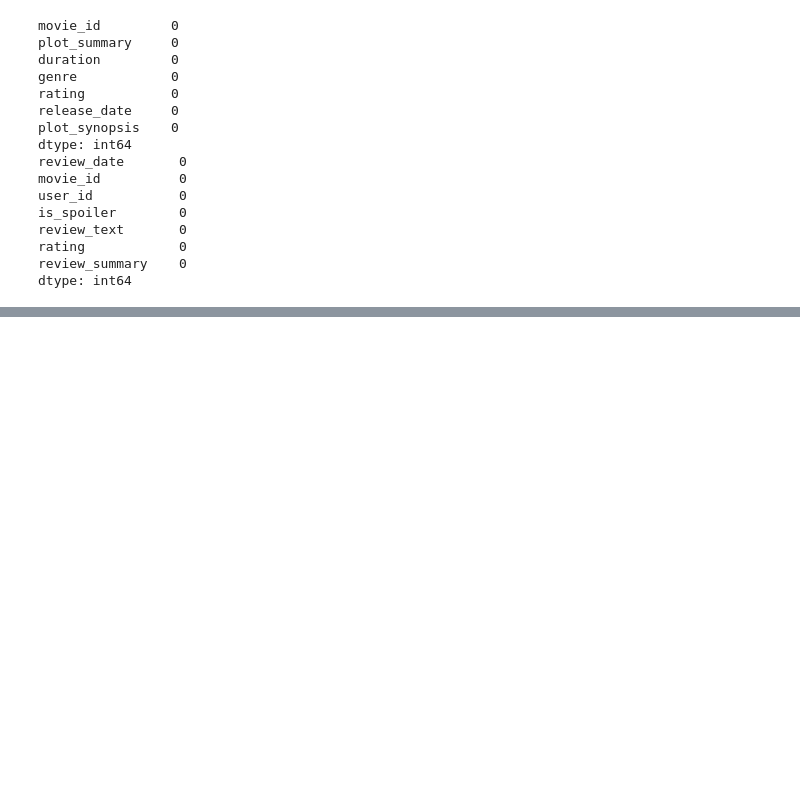
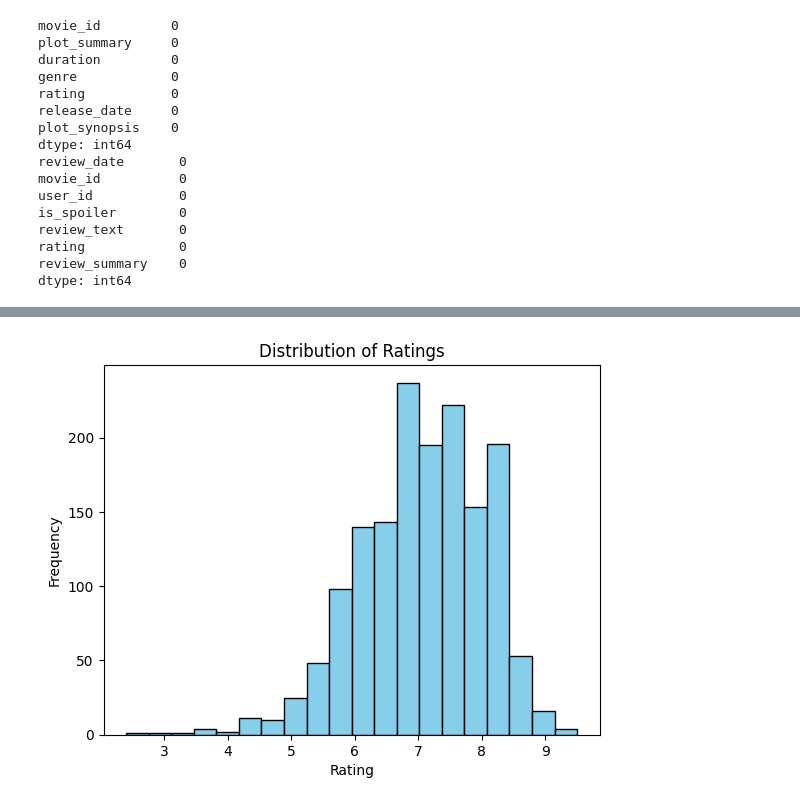
Before and after one commit to HaoEarm/DSA4213_Proj, a Jupyter notebook: EDA_imdb.ipynb, the cells around one changed output, grey strips where cells are left out. Cells and saved outputs as stored; diff of their text form; code cells hidden in the pictures; blank space fills up the shorter version.

```diff
--- a/EDA_imdb.ipynb
+++ b/EDA_imdb.ipynb
@@ -220 +241,17 @@ imdb_movies_with_titles
 1570 rows × 28 columns
+# %%
+def convert_to_minutes(duration):
+    parts = duration.split()
+    if len(parts) == 2:
+        hours = int(parts[0][:-1])
+        minutes = int(parts[1][:-3])
+        return hours * 60 + minutes
+    elif 'h' in duration:
+        hours = int(duration[:-1])
+        return hours * 60
+    elif 'min' in duration:
+        return int(duration[:-3])
+    else:
+        return None
+# %%
+imdb_movies_with_titles['duration'] = imdb_movies_with_titles['duration'].apply(convert_to_minutes)
@@ -220,0 +268,23 @@ imdb_movies_with_titles
+# %%
+mask = pd.to_datetime(imdb_movies_with_titles['release_date'], errors='coerce').notna()
+
+# Filter the DataFrame to keep only the rows where the mask is True
+imdb_movies_with_titles = imdb_movies_with_titles[mask]
+# %%
+new_df = imdb_movies_with_titles.copy()
+new_df['release_date'] = pd.to_datetime(new_df['release_date'])
+# %%
+ratings = new_df['rating']
+
+# Create a histogram to visualize the distribution of ratings
+plt.hist(ratings, bins=20, color='skyblue', edgecolor='black')
+
+# Add labels and title
+plt.xlabel('Rating')
+plt.ylabel('Frequency')
+plt.title('Distribution of Ratings')
+
+# Show the plot
+plt.show()
+# %% [output]
+[figure, added]
```
Also changed, not shown: parts of 13 cells of this notebook, 1 other file.
